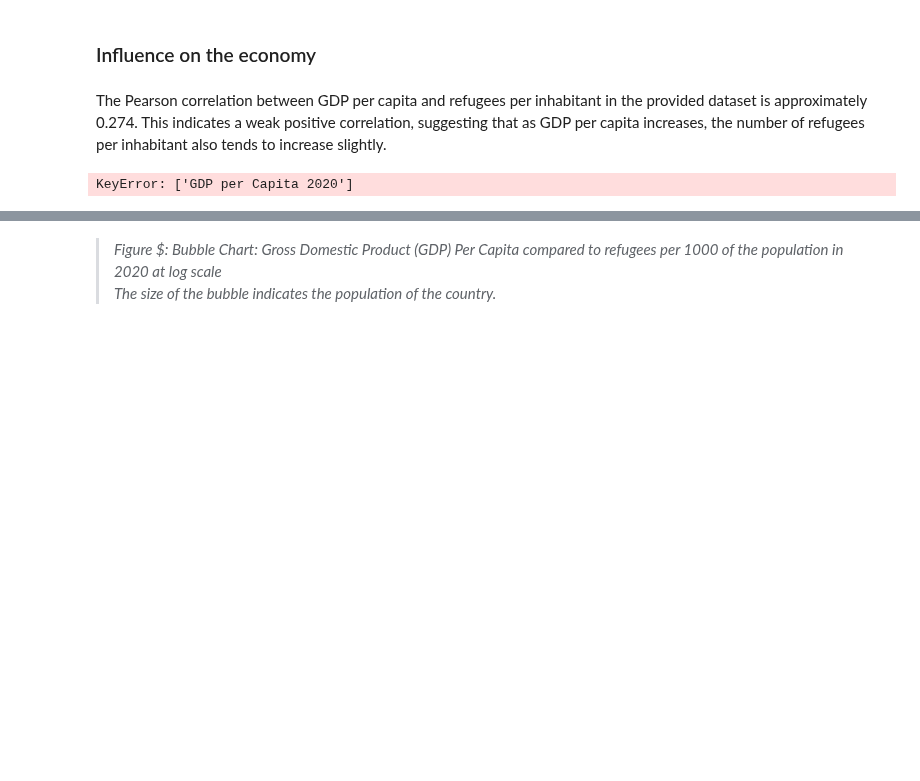
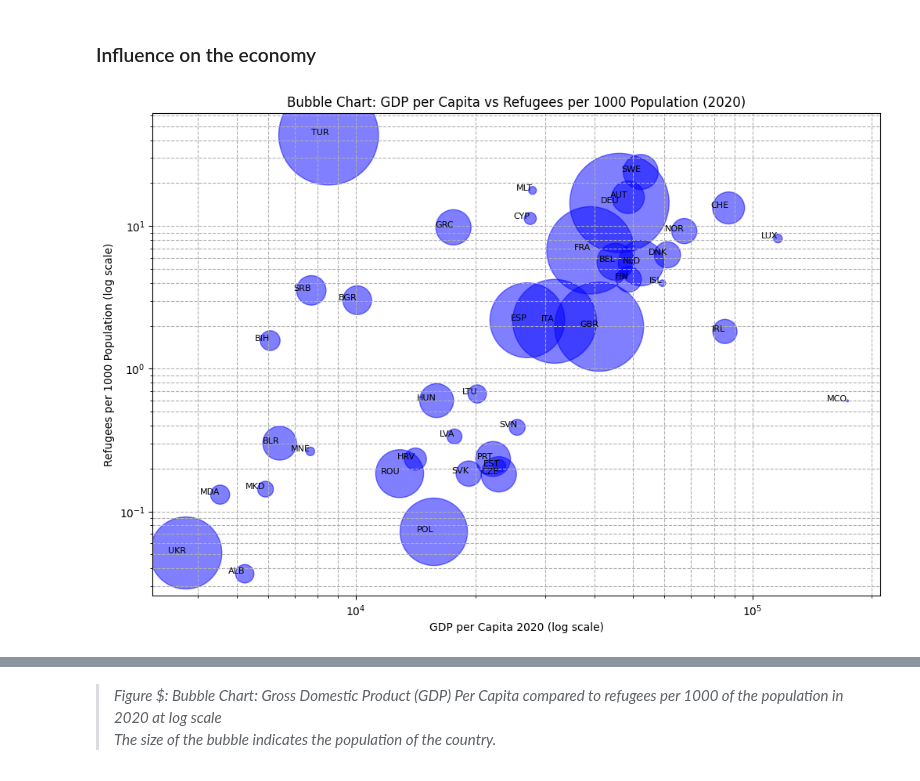
Before and after one commit to Nand-uva/InfoVis, a Jupyter notebook: docs/notebook.ipynb, the cells around one changed output, grey strips where cells are left out. Cells and saved outputs as stored; diff of their text form; code cells hidden in the pictures; blank space fills up the shorter version.

```diff
--- a/docs/notebook.ipynb
+++ b/docs/notebook.ipynb
@@ -365,38 +364,35 @@ fig2.show()
 blablabla
 # %% [markdown]
 ### Influence on the economy
-# %% [markdown]
-The Pearson correlation between GDP per capita and refugees per inhabitant in the provided dataset is approximately 0.274. This indicates a weak positive correlation, suggesting that as GDP per capita increases, the number of refugees per inhabitant also tends to increase slightly.
 # %%
-# Load the data
 file_path = 'DataSets/gdp_pop_ref_2020.csv'
-data = pd.read_csv(file_path, delimiter=';')
+data = pd.read_csv(file_path)
 
-# Remove non-finite values
+ # Remove non-finite values
 data_cleaned = data.dropna(subset=['GDP per Capita 2020']).reset_index(drop=True)
 
 # Calculate refugees per 1,000 population
 data_cleaned['Refugees per 1000 Population'] = data_cleaned['Refugees 2020'] / (data_cleaned['Population 2020'] / 1000)
 
 # Bubble chart with GDP per Capita (log scale) and Refugees per 1,000 Population (log scale)
 plt.figure(figsize=(12, 8))
-bubble_size = data_cleaned['Population 2020'] / 10000  # Adjust size for better visualization
+bubble_size = data_cleaned['Population 2020'] / 10000
 
 plt.scatter(data_cleaned['GDP per Capita 2020'], data_cleaned['Refugees per 1000 Population'],
             s=bubble_size, alpha=0.5, c='blue')
 
 plt.xscale('log')
 plt.yscale('log')
 plt.xlabel('GDP per Capita 2020 (log scale)')
 plt.ylabel('Refugees per 1000 Population (log scale)')
 plt.title('Bubble Chart: GDP per Capita vs Refugees per 1000 Population (2020)')
 plt.grid(True, which="both", ls="--")
 
 # Annotate each bubble with the country name
 for i in range(data_cleaned.shape[0]):
     plt.text(data_cleaned['GDP per Capita 2020'][i], data_cleaned['Refugees per 1000 Population'][i],
-             data_cleaned['Country'][i], fontsize=8, ha='right')
+             data_cleaned['ISO_Code'][i], fontsize=8, ha='right')
 
 plt.show()
 # %% [output]
-KeyError: ['GDP per Capita 2020']
+[figure, added]
```
Also changed, not shown: parts of 6 cells of this notebook.
